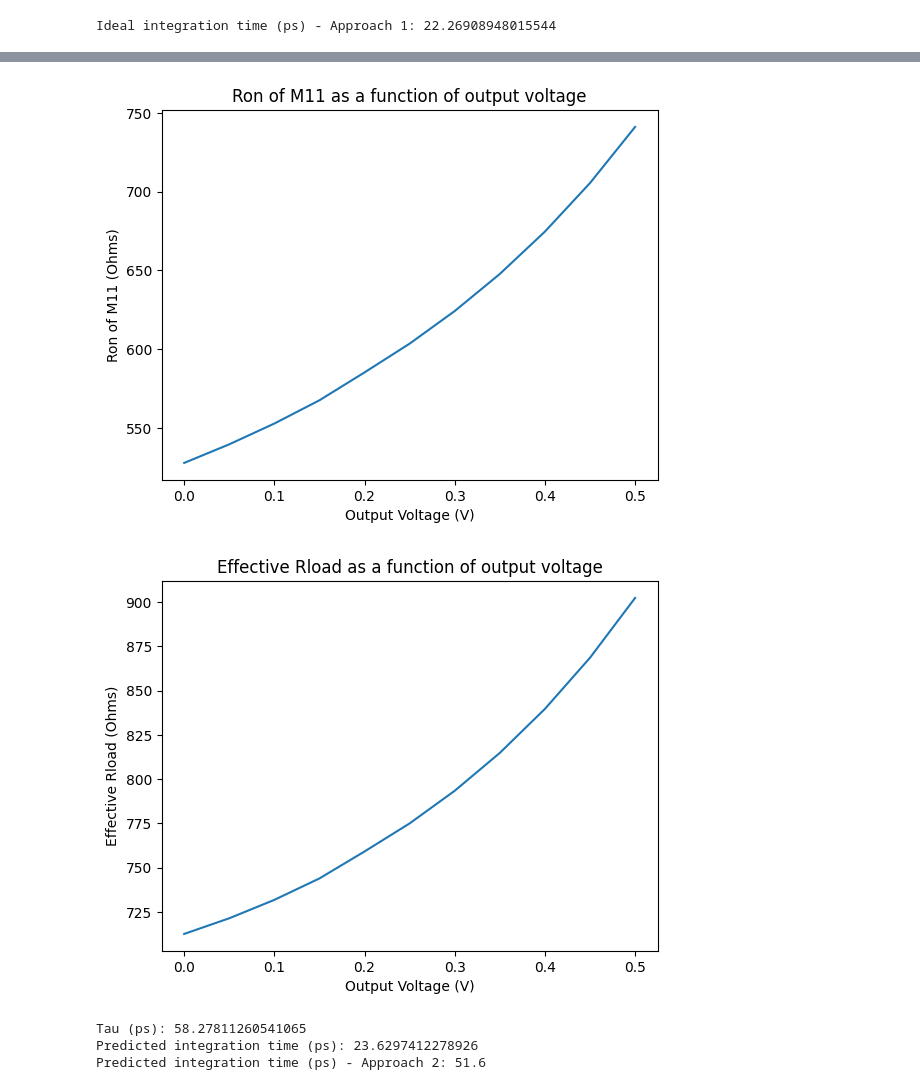
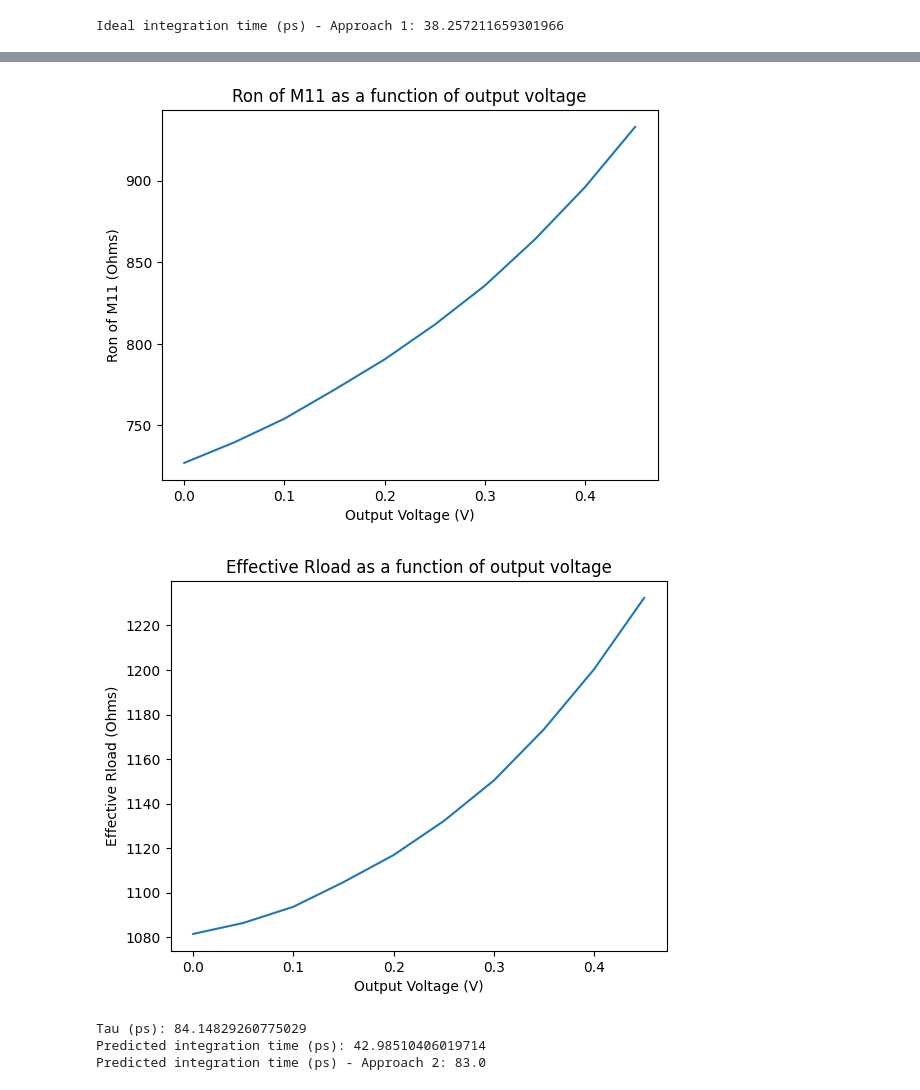
Before and after one commit to Sakthi-Kalidasan/C_ID_repo, a Jupyter notebook: Latch/Latch_analysis_1.ipynb, the cells around one changed output, grey strips where cells are left out. Saved outputs shown, nothing was run; the diff lists cells and outputs as text; code cells hidden in the pictures.

```diff
--- a/Latch/Latch_analysis_1.ipynb
+++ b/Latch/Latch_analysis_1.ipynb
@@ -6,7 +6,7 @@ import numpy as np
 import matplotlib.pyplot as plt
 
 vdd = 1.8
-v_target = 0.6
+v_target = 0.72
 
 # Load data from CSV file
 data = pd.read_csv('I_M14_D.csv')
@@ -26,6 +26,14 @@ Ron_M11 = vdrop_M11 / (0.5*abs(data['/M14/D Y']))
 vdrop_M14 = vdd - (vdrop_M11+data['/M14/D X'])
 
 Ron_M14 = (vdrop_M14)/abs(data['/M14/D Y'])
+
+# C_x_data = pd.read_csv('c_x.csv')
+# C_x = abs(np.mean(C_x_data['C_x Y']))
+
+# tau_delay = np.mean(Ron_M14 * C_x)
+# t_delay = tau_delay * np.log(1/(1-v_target/vdd))
+
+# print('Delay (ps):', t_delay*1e12)
 
 plt.plot(data['/M14/D X'], vdrop_M14)
 plt.xlabel('Voltage (V)')
@@ -84,7 +92,7 @@ t_int_pred = Tau * np.log(1/(1-v_target/vdd))
 print('Predicted integration time (ps):', t_int_pred*1e12)
 
 
-T_fixed_delay = 51.6e-12 - t_int_pred
+T_fixed_delay = 83e-12 - t_int_pred
 
 T_int_pred_2 = t_int_pred + T_fixed_delay
 
@@ -96 +104 @@ print('Predicted integration time (ps) - Approach 2:', T_int_pred_2*1e12)
-Ideal integration time (ps) - Approach 1: 22.26908948015544
+Ideal integration time (ps) - Approach 1: 38.257211659301966
@@ -98,8 +106,8 @@ Ideal integration time (ps) - Approach 1: 22.26908948015544
-[figure, old version]
+[figure, new version]
-[figure, old version]
+[figure, new version]
-Tau (ps): 58.27811260541065
-Predicted integration time (ps): 23.6297412278926
-Predicted integration time (ps) - Approach 2: 51.6
+Tau (ps): 84.14829260775029
+Predicted integration time (ps): 42.98510406019714
+Predicted integration time (ps) - Approach 2: 83.0
 # %%
 C_add = np.arange(5e-15, 55e-15, 5e-15)
 
```
Also changed, not shown: parts of 5 cells of this notebook, 11 other files.
